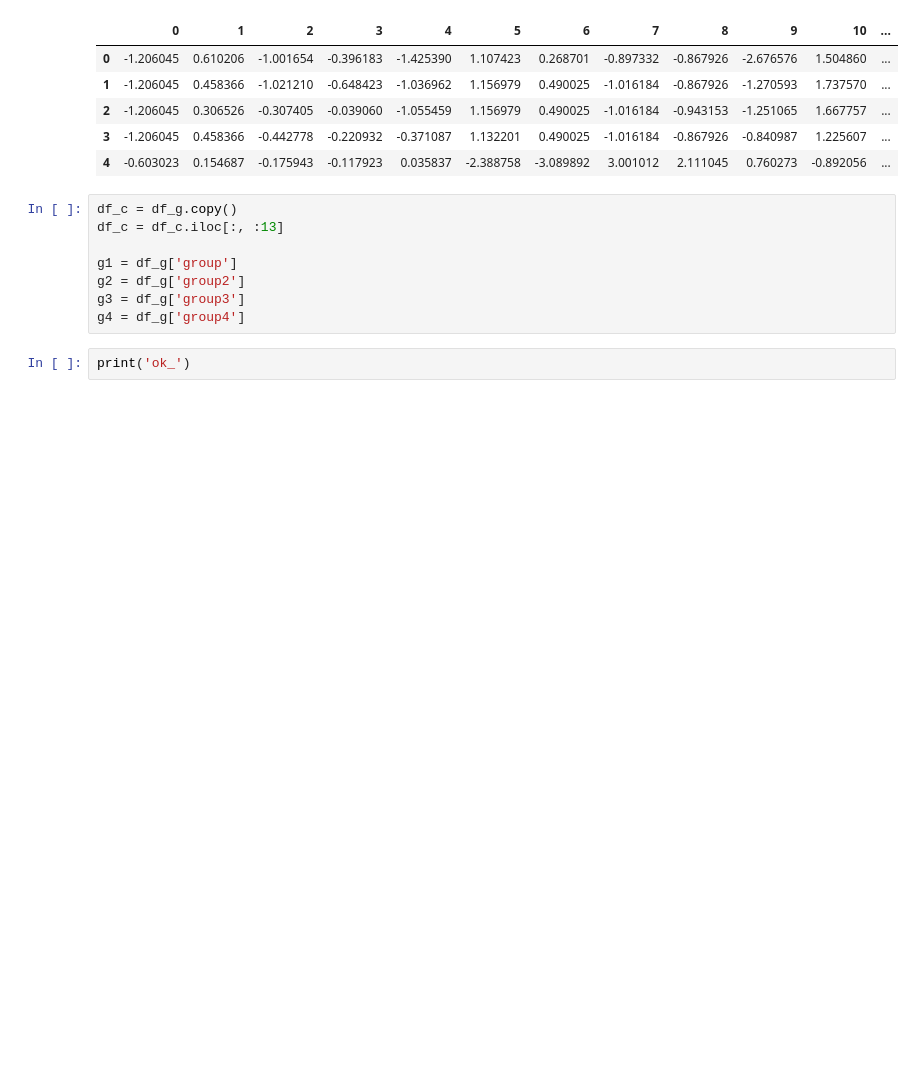
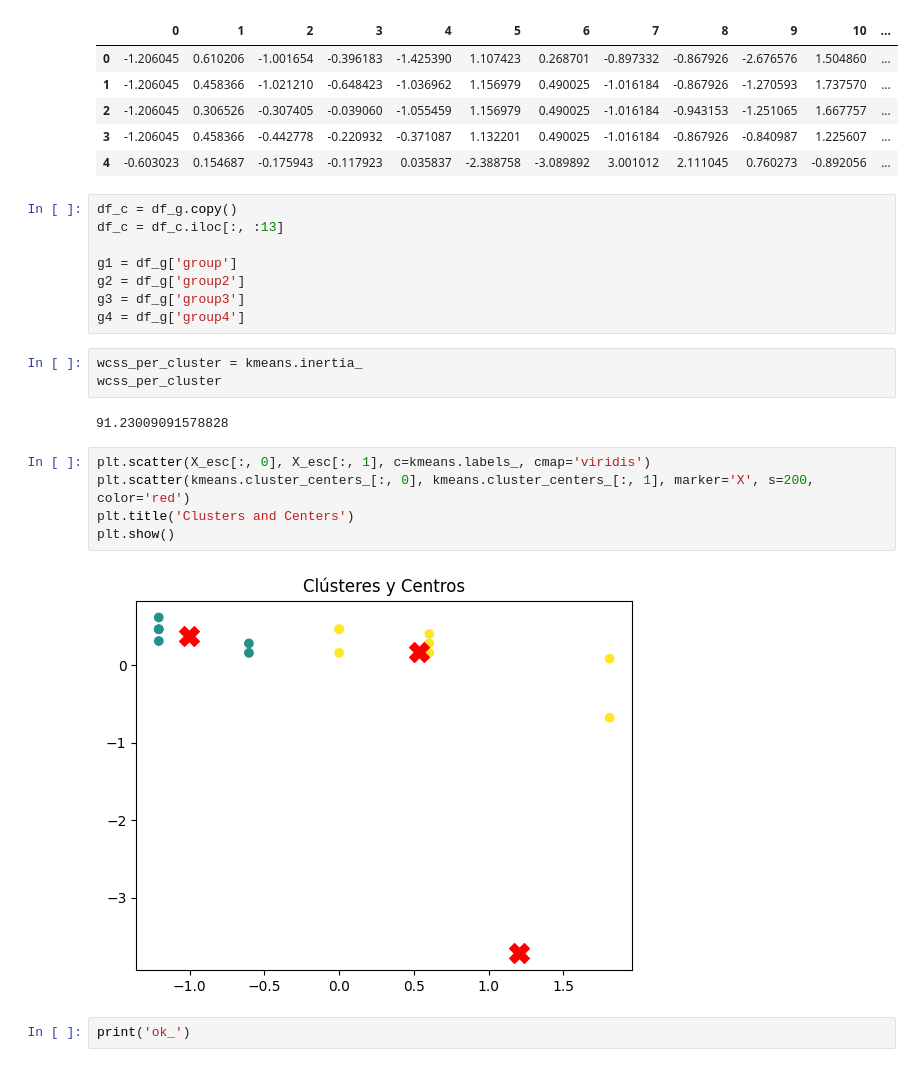
Before and after one commit to oecorrechag/project-barcelona, a Jupyter notebook: notebooks/Proyecto Barcelona.ipynb, the cells around one changed output. Saved outputs shown, nothing was run; the diff lists cells and outputs as text; blank space fills up the shorter version.

```diff
--- a/notebooks/Proyecto Barcelona.ipynb
+++ b/notebooks/Proyecto Barcelona.ipynb
@@ -424,6 +421,18 @@ g1 = df_g['group']
 g2 = df_g['group2']
 g3 = df_g['group3']
 g4 = df_g['group4']
+# %%
+wcss_per_cluster = kmeans.inertia_
+wcss_per_cluster
+# %% [output]
+91.23009091578828
+# %%
+plt.scatter(X_esc[:, 0], X_esc[:, 1], c=kmeans.labels_, cmap='viridis')
+plt.scatter(kmeans.cluster_centers_[:, 0], kmeans.cluster_centers_[:, 1], marker='X', s=200, color='red')
+plt.title('Clusters and Centers')
+plt.show()
+# %% [output]
+[figure, added]
 # %%
 print('ok_')
 # %% [output]
```
Also changed, not shown: parts of 6 cells of this notebook.
